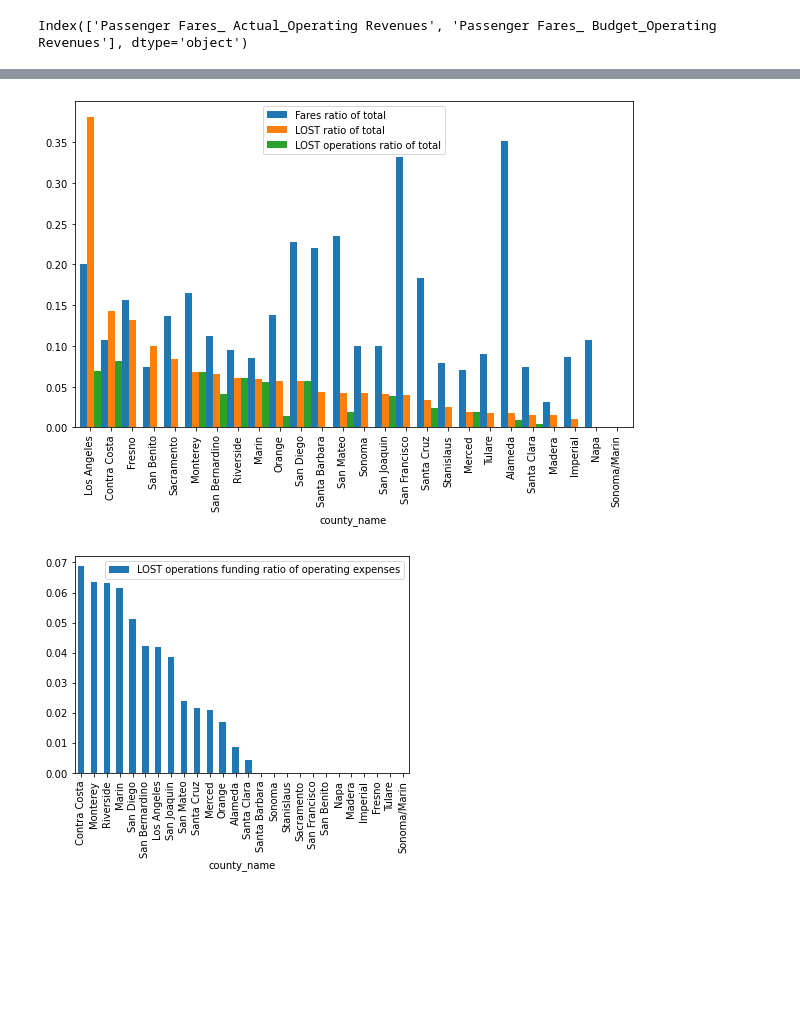
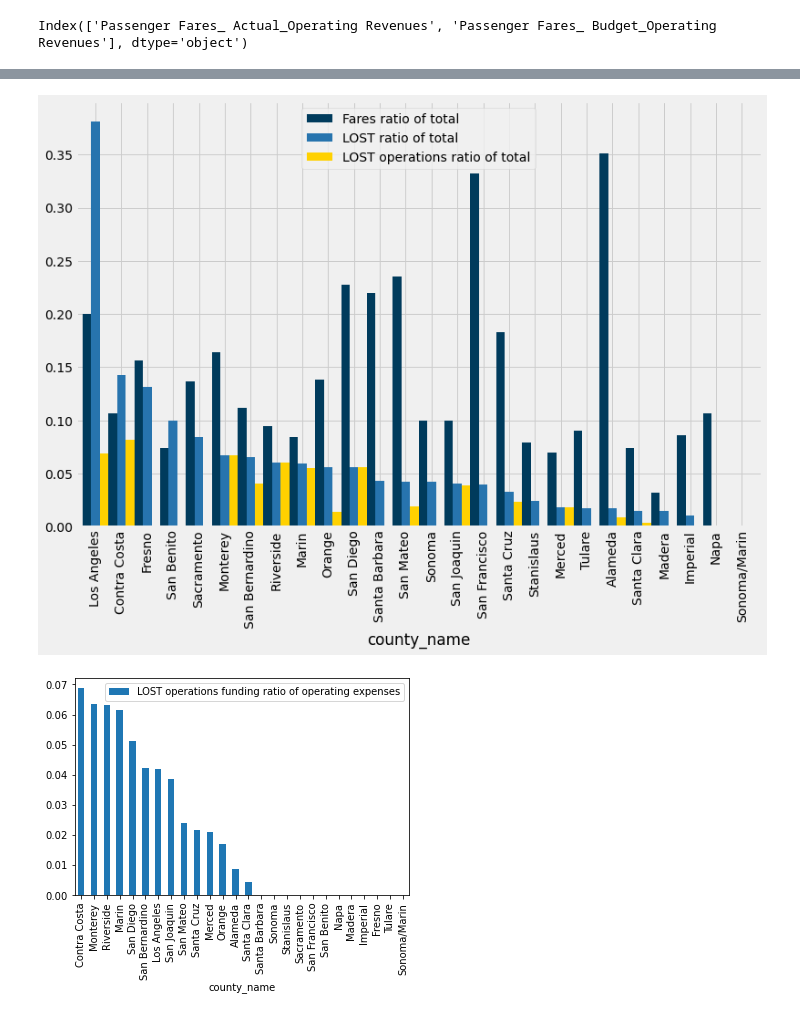
Before and after one commit to cal-itp/ucla-capstone-code, a Jupyter notebook: notebooks/4_sco_county_transit_funding.ipynb, the cells around one changed output, grey strips where cells are left out. Cells and saved outputs as stored; diff of their text form; code cells hidden in the pictures; blank space fills up the shorter version.

Commit message:
minor chart, notebook reformats

```diff
--- a/notebooks/4_sco_county_transit_funding.ipynb
+++ b/notebooks/4_sco_county_transit_funding.ipynb
@@ -123,7 +123,7 @@ dtype: float64
 # %%
 import plotly.express as px
 # %%
-all_funding_19['LOST ratio of total'] = all_funding_19['LOST ratio of total']*100
-all_funding_19['Fares ratio of total'] = all_funding_19['Fares ratio of total']*100
-all_funding_19 = all_funding_19.rename(columns={'Fares ratio of total': 'Fares percentage of total',
-                                               'LOST ratio of total': 'LOST percentage of total'})
+all_funding_19['LOST percentage of total'] = all_funding_19['LOST ratio of total']*100
+all_funding_19['Fares percentage of total'] = all_funding_19['Fares ratio of total']*100
+# all_funding_19 = all_funding_19.rename(columns={'Fares ratio of total': 'Fares percentage of total',
+#                                                'LOST ratio of total': 'LOST percentage of total'})
@@ -142,13 +136,17 @@ fig.show()
 # %%
 all_funding_19['County'] = all_funding_19.index
+# %%
+import matplotlib as mpl
+import matplotlib.pyplot as plt
+mpl.style.use('ucla')
 # %%
 #this info might be better presented as a stacked bar with all funding sources?
 
 (all_funding_19.sort_values('LOST ratio of total', ascending=False)
  [['Fares ratio of total', 'LOST ratio of total', 'LOST operations ratio of total']]
- .plot(kind='bar', width=1, figsize=(10,6)) );
+ .plot(kind='bar', width=1, figsize=(12,8)) );
 # %% [output]
-[figure, old version]
+[figure, new version]
 # %%
 all_funding_19.sort_values('LOST operations funding ratio of operating expenses', ascending=False)[['LOST operations funding ratio of operating expenses']].plot(kind='bar');
 # %% [output]
```
Also changed, not shown: parts of 4 cells of this notebook, 5 other files.
